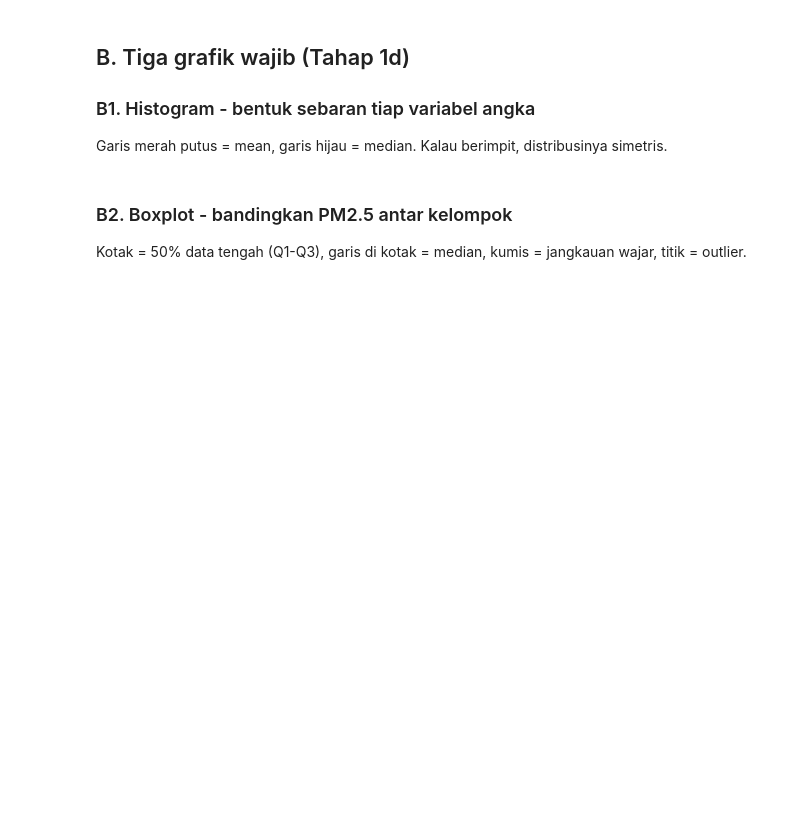
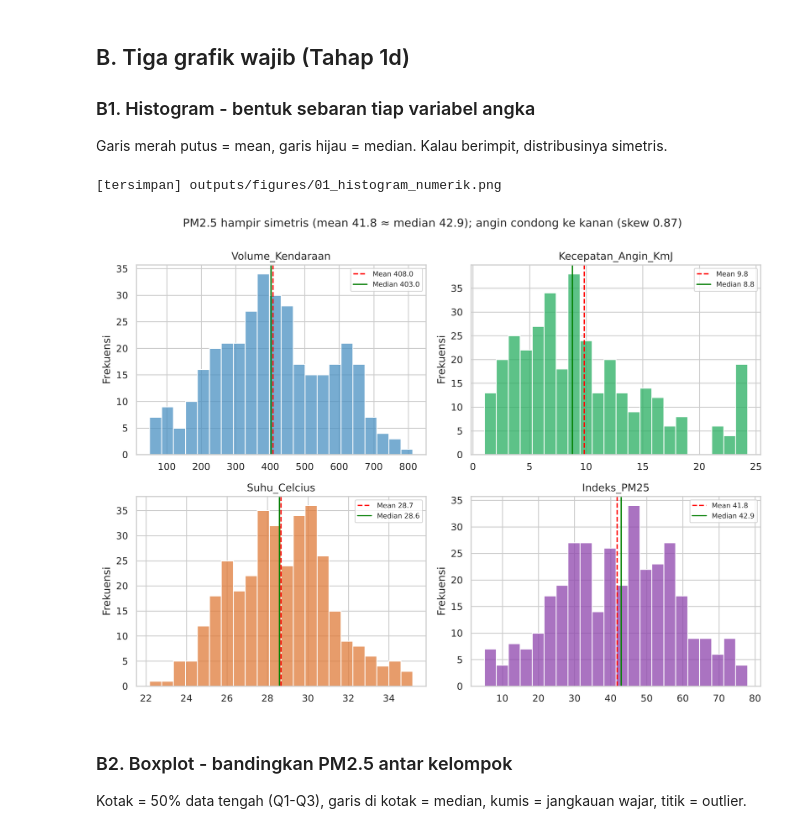
Before and after one commit to Tur-ai/udara-mobilitas-statsprob, a Jupyter notebook: notebooks/04_Data_Visualizer.ipynb, the cells around one changed output. Drawn from its saved outputs; the diff is of its cells as text; code cells hidden in the pictures; blank space fills up the shorter version.

Commit message:
Data Visualizer

```diff
--- a/notebooks/04_Data_Visualizer.ipynb
+++ b/notebooks/04_Data_Visualizer.ipynb
@@ -129,15 +157,18 @@ Garis merah putus = mean, garis hijau = median. Kalau berimpit, distribusinya si
 # %%
 fig, axes = plt.subplots(2, 2, figsize=(11, 8))
 warna = ["#4a90c2", "#27ae60", "#e07b39", "#8e44ad"]
 for ax, kol, w in zip(axes.ravel(), KOLOM_NUMERIK, warna):
     sns.histplot(df[kol], bins=22, color=w, edgecolor="white", ax=ax)
     ax.axvline(df[kol].mean(), color="red", ls="--", lw=1.5, label=f"Mean {df[kol].mean():.1f}")
     ax.axvline(df[kol].median(), color="green", ls="-", lw=1.5, label=f"Median {df[kol].median():.1f}")
     ax.set_title(kol); ax.set_xlabel(""); ax.set_ylabel("Frekuensi"); ax.legend(fontsize=8)
-fig.suptitle("Sebaran variabel numerik", fontsize=14, y=1.0)
+fig.suptitle(f"PM2.5 hampir simetris (mean {df['Indeks_PM25'].mean():.1f} ≈ median {df['Indeks_PM25'].median():.1f}); angin condong ke kanan (skew {df['Kecepatan_Angin_KmJ'].skew():.2f})", fontsize=13, y=1.0)
 plt.tight_layout()
 simpan_gambar(fig, "01_histogram_numerik")
 plt.show()
+# %% [output]
+[tersimpan] outputs/figures/01_histogram_numerik.png
+[figure, added]
 # %% [markdown]
 ### B2. Boxplot - bandingkan PM2.5 antar kelompok
 Kotak = 50% data tengah (Q1-Q3), garis di kotak = median, kumis = jangkauan wajar, titik = outlier.
```
Also changed, not shown: parts of 14 cells of this notebook, 1 other file.
